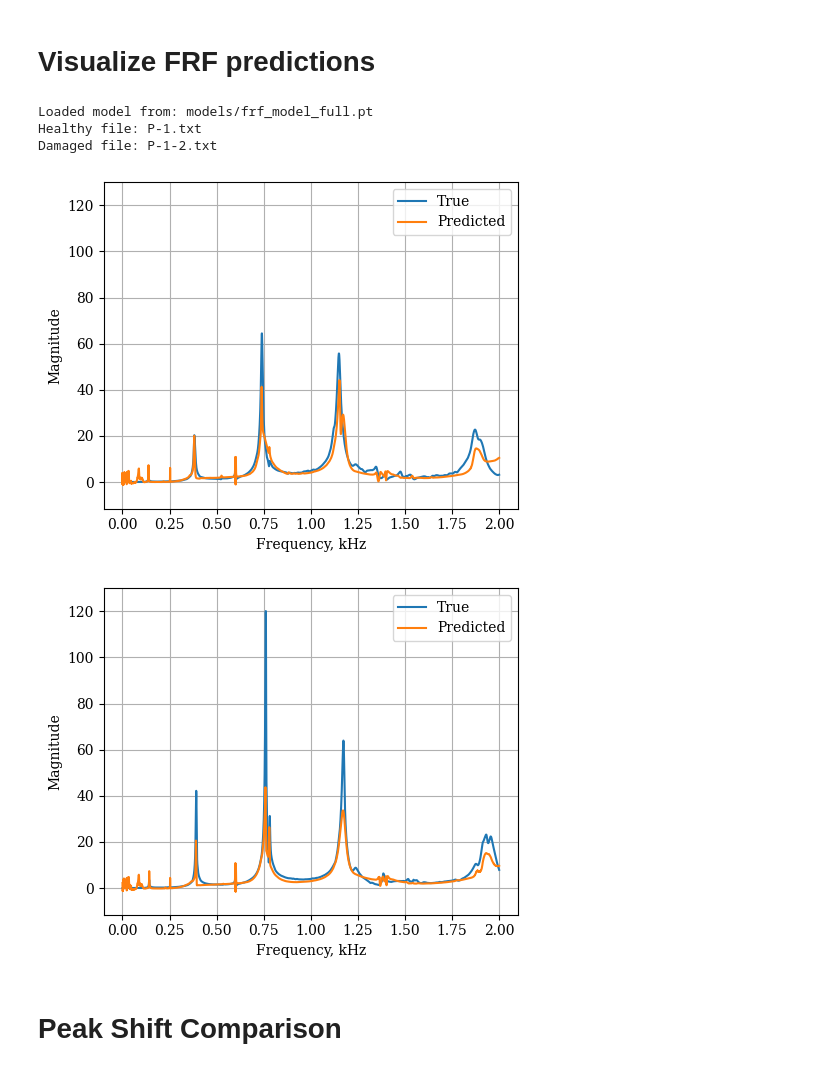
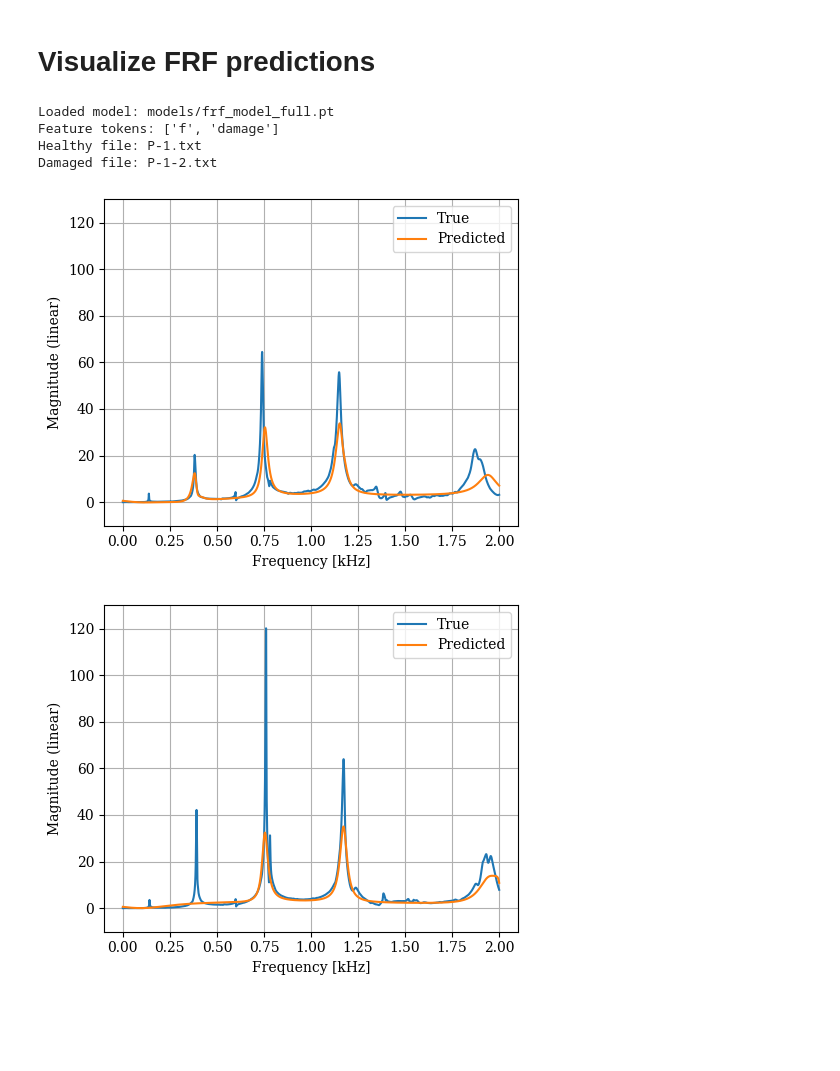
Before and after one commit to seregagarmaev/ComplexEQL, a Jupyter notebook: 4.2. FRF postprocessing.ipynb, the cells around one changed output. Cells and saved outputs as stored; diff of their text form; code cells hidden in the pictures; blank space fills up the shorter version.

```diff
--- a/4.2. FRF postprocessing.ipynb
+++ b/4.2. FRF postprocessing.ipynb
@@ -190,6 +185,7 @@ import dill
 import numpy as np
 import torch
 import matplotlib.pyplot as plt
+import matplotlib as mpl
 
 
 # ============================================================
@@ -214,19 +210,13 @@ DAMAGED_FOLDER = FRF_FOLDERS["damage_5.92"]
 
 MODEL_PATH = Path("models/frf_model_full.pt")
 
+FIG_DIR = Path("figures")
+FIG_DIR.mkdir(exist_ok=True)
+
 
 # ============================================================
-# Config (must match training)
+# Device
 # ============================================================
-FEATURE_TOKENS: List[str] = ["f", "sin_phase", "cos_phase", "damage"]
-
-DAMAGE_LEVEL = {
-    "healthy": 0.0,
-    "damage_2.96": 2.96,
-    "damage_5.92": 5.92,
-    "damage_8.87": 8.87,
-}
-
 device = torch.device("cpu")
 
 
@@ -243,7 +233,21 @@ ckpt = torch.load(
 model = ckpt["model"].to(device)
 model.eval()
 
-print("Loaded model from:", MODEL_PATH)
+FEATURE_TOKENS = ckpt["feature_tokens"]
+
+print("Loaded model:", MODEL_PATH)
+print("Feature tokens:", FEATURE_TOKENS)
+
+
+# ============================================================
+# Damage levels
+# ============================================================
+DAMAGE_LEVEL = {
+    "healthy": 0.0,
+    "damage_2.96": 2.96,
+    "damage_5.92": 5.92,
+    "damage_8.87": 8.87,
+}
 
 
 # ============================================================
@@ -301,7 +305,7 @@ def parse_file_id(fp: Path):
 
 
 # ============================================================
-# Feature construction (IDENTICAL to training)
+# Feature construction (identical to training)
 # ============================================================
 def db_to_linear_mag(mag_db: np.ndarray):
 
@@ -346,7 +350,7 @@ def build_feature_matrix(
 
 
 # ============================================================
-# Prediction helper
+# Prediction
 # ============================================================
 def predict_curve(fp: Path, cond: str):
 
@@ -366,14 +370,9 @@ def predict_curve(fp: Path, cond: str):
 
         Xc = torch.from_numpy(X).float().to(device)
 
-        pred = model(Xc)
+        pred = model(Xc).real
 
-        pred_np = pred.detach().cpu().numpy()
-
-        if np.iscomplexobj(pred_np):
-            pred_np = pred_np.real
-
-        pred_lin = pred_np.reshape(-1)
+        pred_lin = pred.detach().cpu().numpy().reshape(-1)
 
     y_lin = y_lin.reshape(-1)
 
@@ -400,64 +399,66 @@ f_d, y_d, pred_d = predict_curve(damaged_file, "damage_5.92")
 
 
 # ============================================================
-# Shared axis limits
+# Shared limits
 # ============================================================
 y_min = min(y_h.min(), y_d.min(), pred_h.min(), pred_d.min()) - 10
 y_max = max(y_h.max(), y_d.max(), pred_h.max(), pred_d.max()) + 10
 
 
 # ============================================================
-# Plot: Healthy
+# Plot style
 # ============================================================
-import matplotlib as mpl
 mpl.rcParams["font.family"] = "serif"
 
+
+# ============================================================
+# Healthy plot
+# ============================================================
 plt.figure(figsize=(5,4))
 
 plt.plot(f_h, y_h, label="True")
 plt.plot(f_h, pred_h, label="Predicted")
 
-plt.xlabel("Frequency, kHz")
-plt.ylabel("Magnitude")
+plt.xlabel("Frequency [kHz]")
+plt.ylabel("Magnitude (linear)")
 
 plt.ylim(y_min, y_max)
 
 plt.grid(True)
 plt.legend()
 
 plt.tight_layout()
 
-plt.savefig("figures/frf_prediction_healthy.pdf", bbox_inches="tight")
+plt.savefig(FIG_DIR / "frf_prediction_healthy.pdf", bbox_inches="tight")
 
 plt.show()
 
 
 # ============================================================
-# Plot: Damaged
+# Damaged plot
 # ============================================================
 plt.figure(figsize=(5,4))
 
 plt.plot(f_d, y_d, label="True")
 plt.plot(f_d, pred_d, label="Predicted")
 
-plt.xlabel("Frequency, kHz")
-plt.ylabel("Magnitude")
+plt.xlabel("Frequency [kHz]")
+plt.ylabel("Magnitude (linear)")
 
 plt.ylim(y_min, y_max)
 
 plt.grid(True)
 plt.legend()
 
 plt.tight_layout()
 
-plt.savefig("figures/frf_prediction_damaged.pdf", bbox_inches="tight")
+plt.savefig(FIG_DIR / "frf_prediction_damaged.pdf", bbox_inches="tight")
 
 plt.show()
 # %% [output]
-Loaded model from: models/frf_model_full.pt
+Loaded model: models/frf_model_full.pt
+Feature tokens: ['f', 'damage']
 Healthy file: P-1.txt
 Damaged file: P-1-2.txt
-[figure, old version]
+[figure, new version]
-[figure, old version]
+[figure, new version]
-# %% [markdown]
-# Peak Shift Comparison
```
Also changed, not shown: parts of 4 cells of this notebook, 3 other files.
